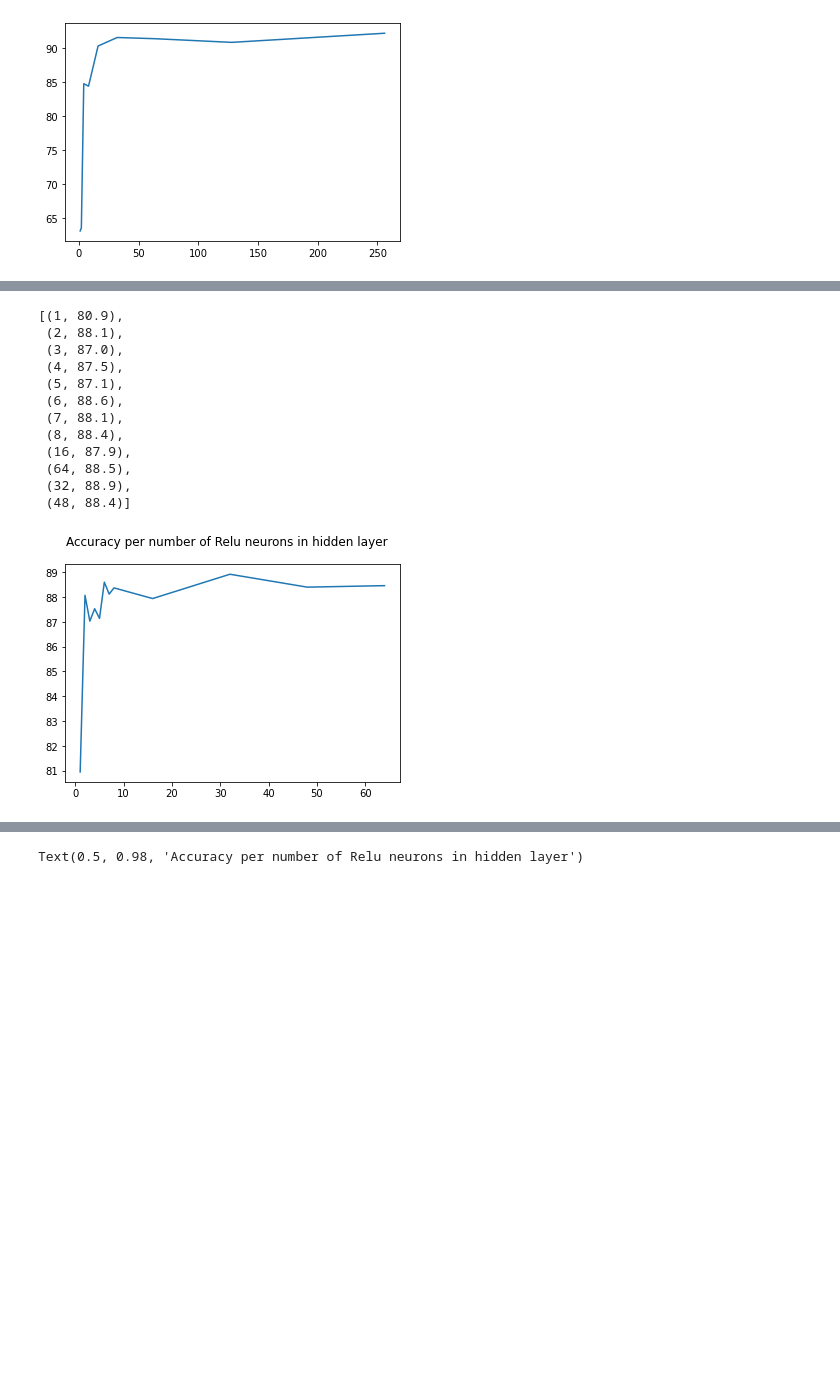
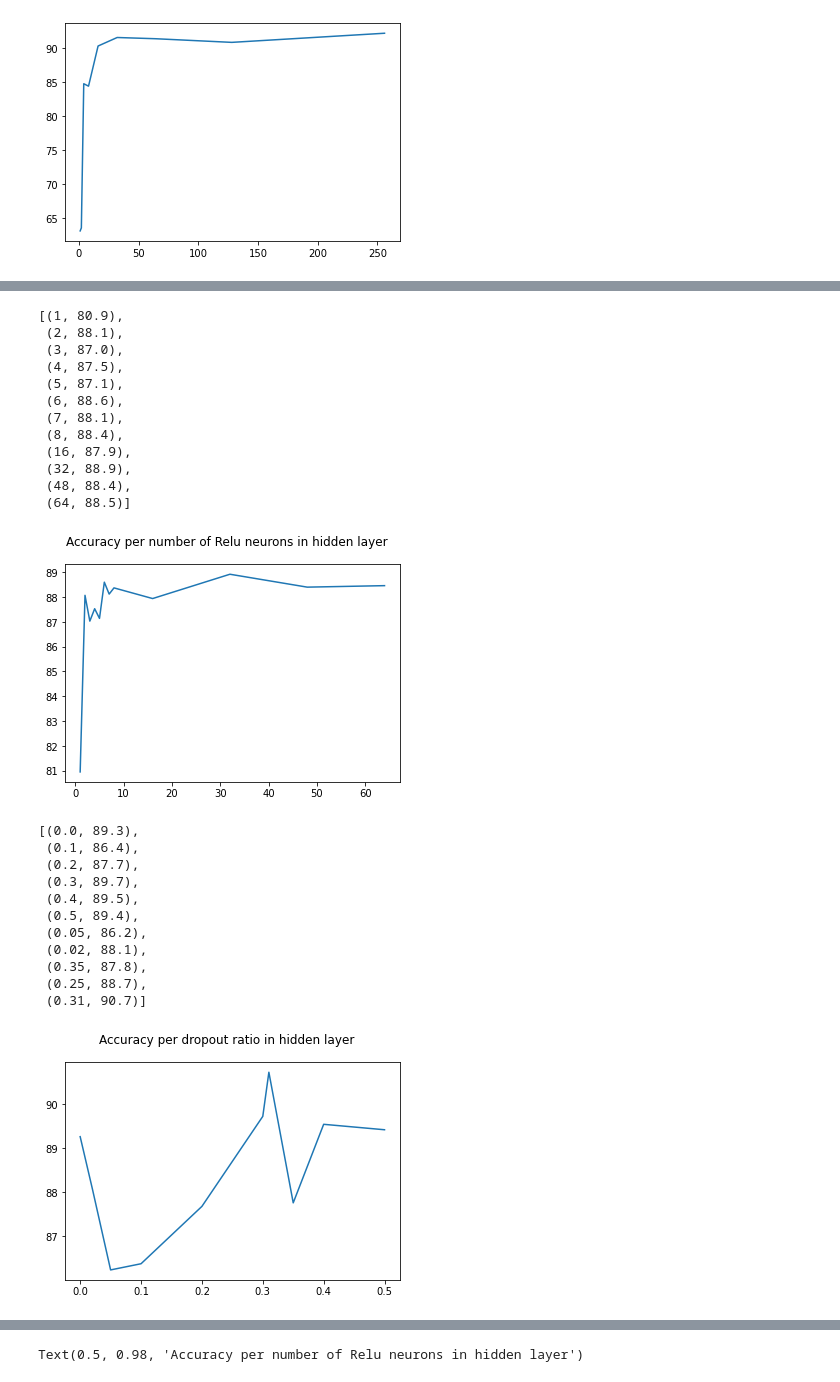
Before and after one commit to mmenzyns/ai-palm-rejection, a Jupyter notebook: ai_ml/graphs.ipynb, the cells around one changed output, grey strips where cells are left out. Drawn from its saved outputs; the diff is of its cells as text; code cells hidden in the pictures; blank space fills up the shorter version.

```diff
--- a/ai_ml/graphs.ipynb
+++ b/ai_ml/graphs.ipynb
@@ -121,7 +139,7 @@ for line in f:
     if not relus in data:
         data[relus] = []
 
-    accuracy = float(tokens[2].strip('%'))
+    accuracy = float(tokens[2].strip('%\n'))
     data[relus].append(accuracy)
 f.close()
 
@@ -144,7 +162,50 @@ list(zip(x,np.round(y, 1)))
  (7, 88.1),
  (8, 88.4),
  (16, 87.9),
- (64, 88.5),
  (32, 88.9),
- (48, 88.4)]
+ (48, 88.4),
+ (64, 88.5)]
 [figure]
+# %%
+# 14 1.1 86.2% 4 kernels 6 relus dropout 0
+
+# CNN dropout
+f = open('logs/cnn-dropouts')
+
+data = {}
+for line in f:
+    if line == '':
+        continue
+    tokens = line.split(' ')
+    if len(tokens) < 3:
+        continue
+    dropout = float(tokens[8])
+    if not dropout in data:
+        data[dropout] = []
+
+    accuracy = float(tokens[2].strip('%\n'))
+    data[dropout].append(accuracy)
+f.close()
+
+x = []
+y = []
+for key, item in data.items():
+    x.append(key)
+    y.append(np.mean(item))
+
+sns.lineplot(x, y)
+plt.suptitle("Accuracy per dropout ratio in hidden layer")
+list(zip(x,np.round(y, 1)))
+# %% [output]
+[(0.0, 89.3),
+ (0.1, 86.4),
+ (0.2, 87.7),
+ (0.3, 89.7),
+ (0.4, 89.5),
+ (0.5, 89.4),
+ (0.05, 86.2),
+ (0.02, 88.1),
+ (0.35, 87.8),
+ (0.25, 88.7),
+ (0.31, 90.7)]
+[figure, added]
```
Also changed, not shown: parts of 7 cells of this notebook, 43 other files.
